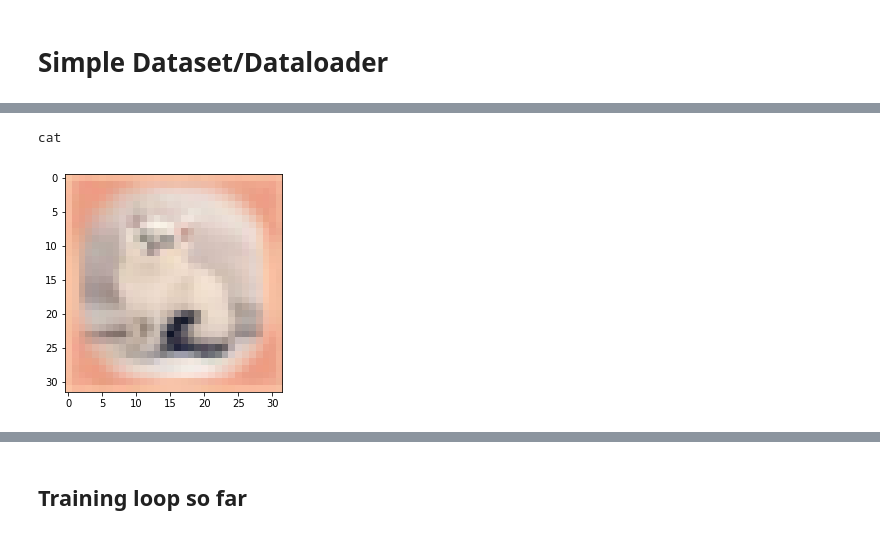
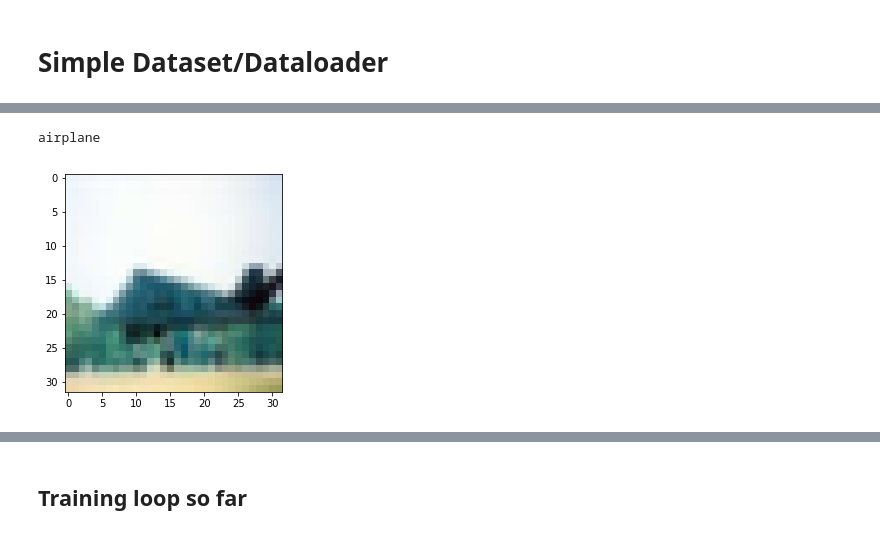
Before and after one commit to fastai/fastai_old, a Jupyter notebook: dev_nb/002_images.ipynb, the cells around one changed output, grey strips where cells are left out. Cells and saved outputs as stored; diff of their text form; code cells hidden in the pictures.

Commit message:
start on simple batch transform for cifar10

```diff
--- a/dev_nb/002_images.ipynb
+++ b/dev_nb/002_images.ipynb
@@ -8,5 +12,5 @@ from torch.utils.data import DataLoader, Dataset, TensorDataset
 from pathlib import Path
 
 DATA_PATH = Path('data')
-PATH = DATA_PATH/'cifar10'
+PATH = DATA_PATH/'cifar10_dog_air'
 TRAIN_PATH = PATH/'train'
@@ -57,3 +37,12 @@ def find_classes(folder):
                if d.is_dir() and not d.name.startswith('.')]
     classes.sort(key=lambda d: d.name)
     return classes
+
+def get_image_files(c):
+    return [o for o in list(c.iterdir())
+            if not o.name.startswith('.') and not o.is_dir()]
+
+def pil2tensor(image):
+    arr = np.array(image, dtype=np.float32)/255.
+    if len(arr.shape)==2: arr = np.repeat(arr[...,None],3,2)
+    return torch.from_numpy(arr)
@@ -105,21 +65,3 @@ KeyboardInterrupt:
-# %%
-from torch.utils.data import Dataset, DataLoader
-
-class FilesDataset(Dataset):
-    def __init__(self, folder):
-        cls_dirs = find_classes(folder)
-        self.fns, self.y = [], []
-        self.classes = [cls.name for cls in cls_dirs]
-        for i, cls_dir in enumerate(cls_dirs):
-            fnames = get_image_files(cls_dir)
-            self.fns += fnames
-            self.y += [i] * len(fnames)
-
-    def __len__(self): return len(self.fns)
-
-    def __getitem__(self,i):
-        x = Image.open(self.fns[i])
-        return torch.Tensor(np.array(x)/255),self.y[i]
 # %%
 trn_ds = FilesDataset(PATH/'train')
 val_ds = FilesDataset(PATH/'test')
@@ -130,11 +72,10 @@ len(trn_ds), len(val_ds)
 # %%
-i = np.random.randint(len(trn_ds))
-x,y = trn_ds[i]
+x,y = trn_ds[0]
 plt.imshow(x.numpy())
 print(trn_ds.classes[y])
 # %% [output]
-cat
+airplane
-[figure, old version]
+[figure, new version]
 # %%
 class DeviceDataLoader():
     def __init__(self, dl, device):
```
Also changed, not shown: parts of 33 cells of this notebook, 3 other files.
